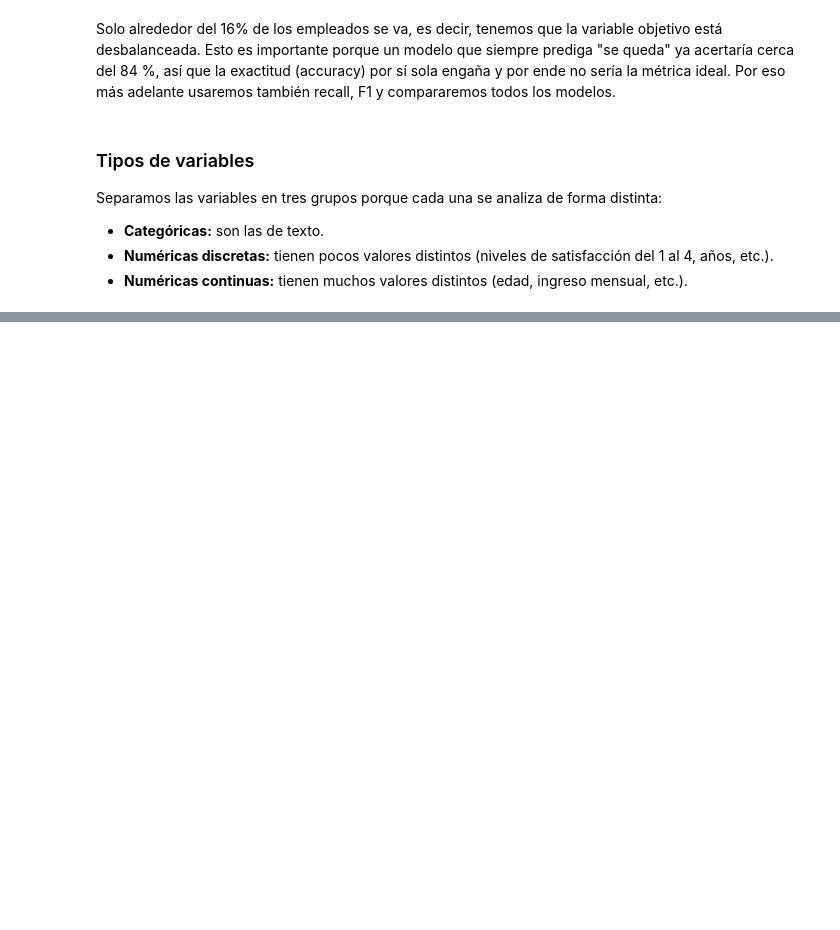
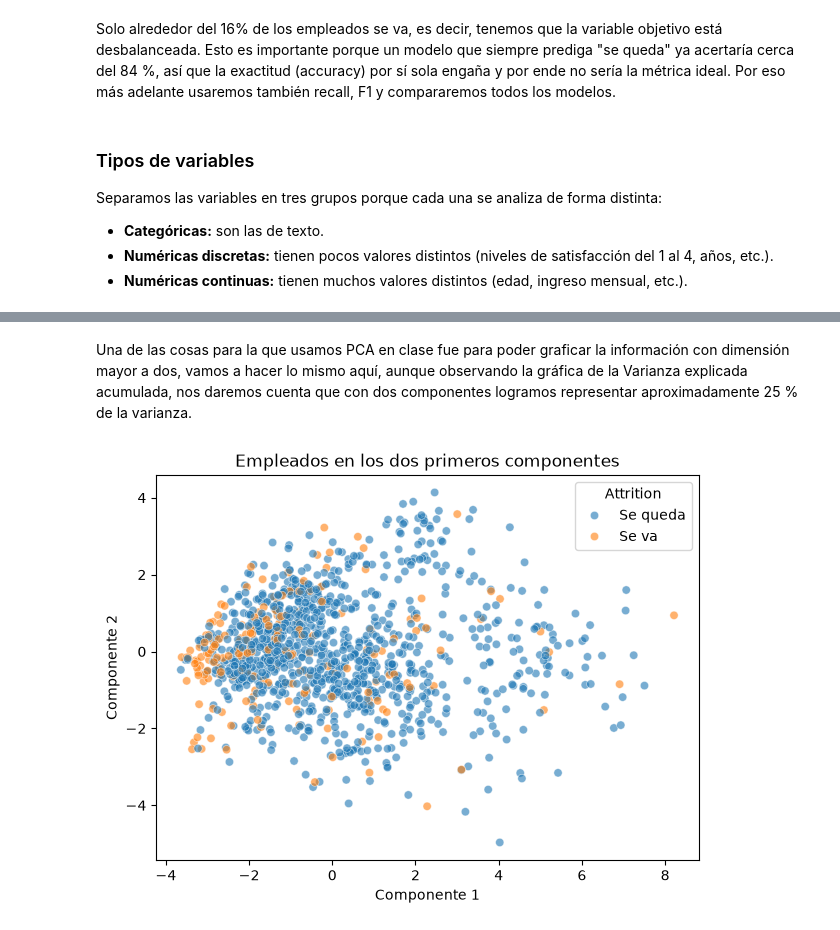
Before and after one commit to Edgartor321/CD-Paradigmas_y_progra, a Jupyter notebook: Proyecto/Proyecto-IBM-HR.ipynb, the cells around one changed output, grey strips where cells are left out. Saved outputs shown, nothing was run; the diff lists cells and outputs as text; code cells hidden in the pictures; blank space fills up the shorter version.

```diff
--- a/Proyecto/Proyecto-IBM-HR.ipynb
+++ b/Proyecto/Proyecto-IBM-HR.ipynb
@@ -307,0 +564,13 @@ print(len(cat_cols) + len(num_cols), "variables clasificadas de", X.shape[1])
+# %% [markdown]
+Una de las cosas para la que usamos PCA en clase fue para poder graficar la información con dimensión mayor a dos, vamos a hacer lo mismo aquí, aunque observando la gráfica de la Varianza explicada acumulada, nos daremos cuenta que con dos componentes logramos representar aproximadamente 25 % de la varianza.
+# %%
+Z_2d = PCA(n_components=2, random_state=RANDOM_STATE).fit_transform(Z_train)
+
+plt.figure(figsize=(7, 5))
+sns.scatterplot(x=Z_2d[:, 0], y=Z_2d[:, 1], hue=y_train.map({0: "Se queda", 1: "Se va"}), alpha=0.6)
+plt.xlabel("Componente 1")
+plt.ylabel("Componente 2")
+plt.title("Empleados en los dos primeros componentes")
+plt.show()
+# %% [output]
+[figure, added]
```
Also changed, not shown: parts of 60 cells of this notebook.
